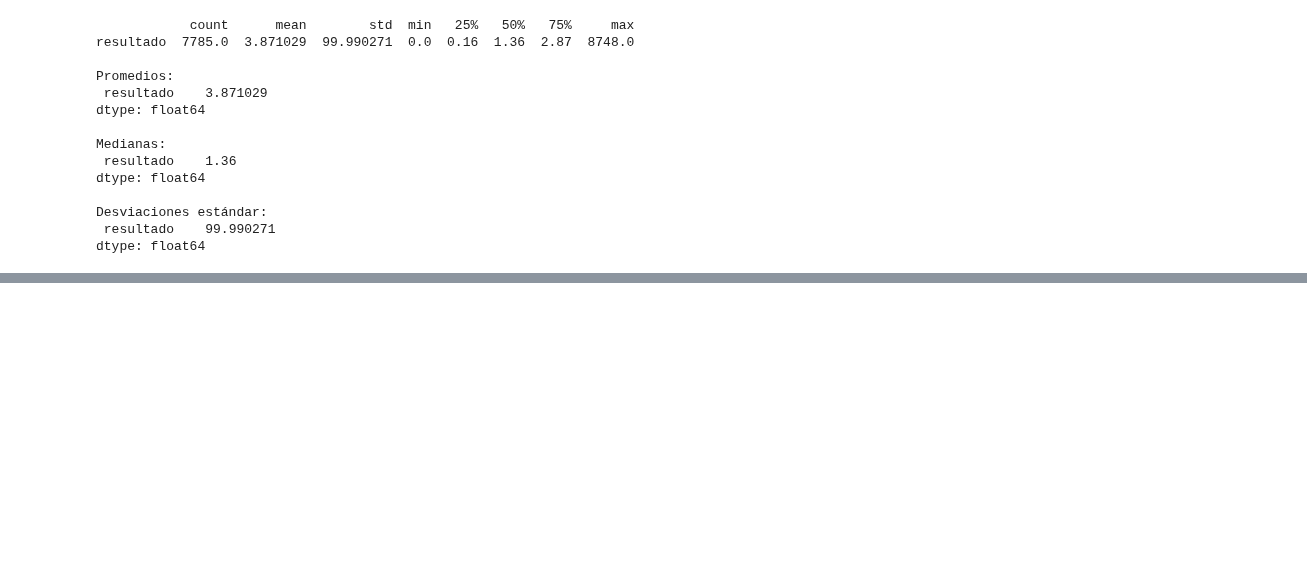
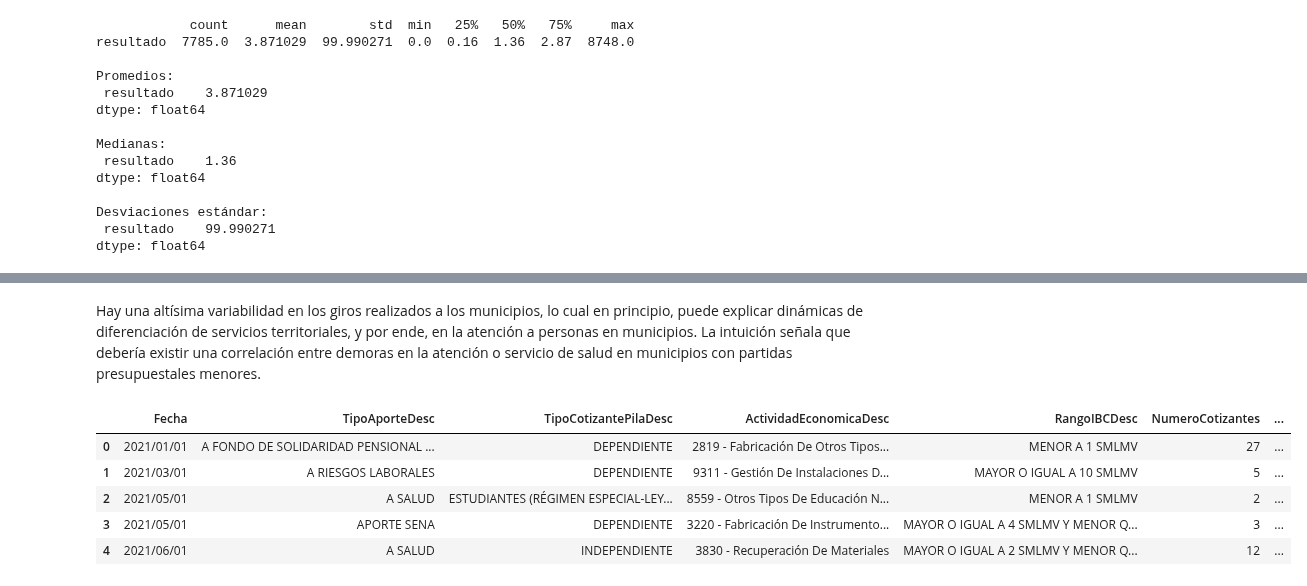
Before and after one commit to Geral2001/Proyecto_DSA, a Jupyter notebook: Punto_1.ipynb, the cells around one changed output, grey strips where cells are left out. Cells and saved outputs as stored; diff of their text form; code cells hidden in the pictures; blank space fills up the shorter version.

```diff
--- a/Punto_1.ipynb
+++ b/Punto_1.ipynb
@@ -153,0 +239,2 @@ ic_eps.to_csv("data/processed/ic_eps.csv", index=False)
+# %% [markdown]
+Hay una altísima variabilidad en los giros realizados a los municipios, lo cual en principio, puede explicar dinámicas de diferenciación de servicios territoriales, y por ende, en la atención a personas en municipios. La intuición señala que debería existir una correlación entre demoras en la atención o servicio de salud en municipios con partidas presupuestales menores.
@@ -153,0 +243,11 @@ ic_eps.to_csv("data/processed/ic_eps.csv", index=False)
+# %%
+pila=pd.read_csv("C:/Users/Asus/Documents/GitHub/Proyecto_DSA/data/raw/PILA/Planilla_Integrada_de_Liquidación_de_Aportes_-_PILA_20251018.csv")
+# %%
+pila.head()
+# %% [output]
+|  | Fecha | TipoAporteDesc | TipoCotizantePilaDesc | ActividadEconomicaDesc | RangoIBCDesc | NumeroCotizantes | ... |
+| 0 | 2021/01/01 | A FONDO DE SOLIDARIDAD PENSIONAL ... | DEPENDIENTE | 2819 - Fabricación De Otros Tipos... | MENOR A 1 SMLMV | 27 | ... |
+| 1 | 2021/03/01 | A RIESGOS LABORALES | DEPENDIENTE | 9311 - Gestión De Instalaciones D... | MAYOR O IGUAL A 10 SMLMV | 5 | ... |
+| 2 | 2021/05/01 | A SALUD | ESTUDIANTES (RÉGIMEN ESPECIAL-LEY... | 8559 - Otros Tipos De Educación N... | MENOR A 1 SMLMV | 2 | ... |
+| 3 | 2021/05/01 | APORTE SENA | DEPENDIENTE | 3220 - Fabricación De Instrumento... | MAYOR O IGUAL A 4 SMLMV Y MENOR Q... | 3 | ... |
+| 4 | 2021/06/01 | A SALUD | INDEPENDIENTE | 3830 - Recuperación De Materiales | MAYOR O IGUAL A 2 SMLMV Y MENOR Q... | 12 | ... |
```
Also changed, not shown: parts of 40 cells of this notebook, 1 other file.
